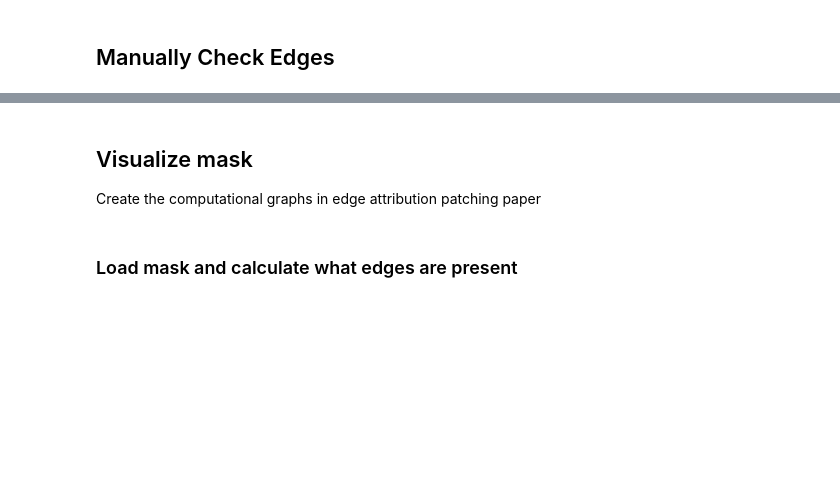
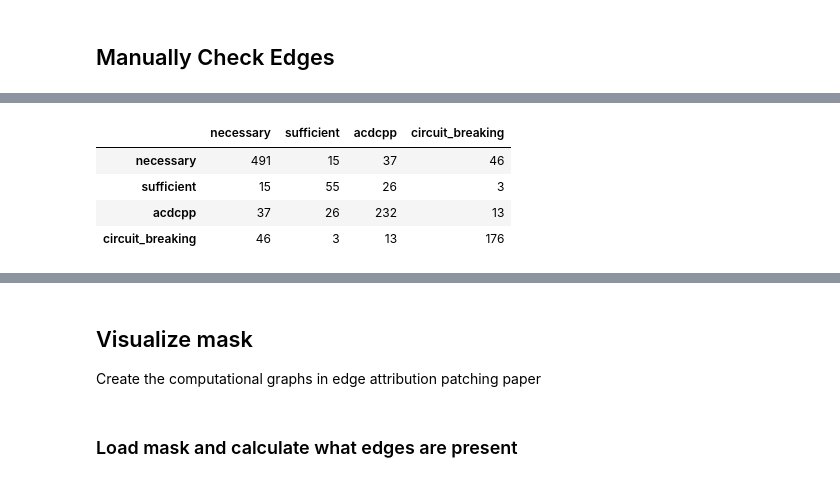
Before and after one commit to magikarp01/circuit-breaking, a Jupyter notebook: ioi/analyze_masks.ipynb, the cells around one changed output, grey strips where cells are left out. Cells and saved outputs as stored; diff of their text form; code cells hidden in the pictures; blank space fills up the shorter version.

```diff
--- a/ioi/analyze_masks.ipynb
+++ b/ioi/analyze_masks.ipynb
@@ -33,9 +37,12 @@ model = load_demo_gpt2(means=means)
 # %%
-with open("models/alternative_necessary_masks_params_dict_lambda=1_means_ioi=True.pkl", "rb") as f:
+template_type = "double"
+alpha = 1
+
+with open(f"models/alternative_necessary_masks_params_dict_lambda=1_{alpha=}_{means_ioi=}_{template_type=}.pkl", "rb") as f:
     necessary_masks_dict = pickle.load(f)
-with open("models/alternative_sufficient_masks_params_dict_lambda=1_means_ioi=True.pkl", "rb") as f:
+with open(f"models/alternative_sufficient_masks_params_dict_lambda=1_{alpha=}_{means_ioi=}_{template_type=}.pkl", "rb") as f:
     sufficient_masks_dict = pickle.load(f)
-with open("models/params_dict_lambda=1.pkl", "rb") as f:
+with open(f"models/params_dict_lambda=1_{means_ioi=}_{template_type=}.pkl", "rb") as f:
     mask_params_dict = pickle.load(f)
 with open("models/acdcpp_mask_params.pkl", "rb") as f:
     acdcpp_mask_params = pickle.load(f)
@@ -256,0 +358,42 @@ for epochs_trained in sufficient_masks_dict:
+# %%
+# Get overlaps between each edge set
+edges_dict = {"necessary": get_nodes_and_edges(necessary_masks_dict[200], edge_0=True)[2], "sufficient": get_nodes_and_edges(sufficient_masks_dict[200], edge_0=False)[2], "acdcpp": get_nodes_and_edges(acdcpp_mask_params, edge_0=False)[2], "circuit_breaking": get_nodes_and_edges(mask_params_dict[200], edge_0=True)[2]}
+
+# make a 4x4 matrix of intersections between the sets of edges
+# %%
+import pandas as pd
+
+# Assuming you already have the sets from your dictionary
+# For demonstration, let's consider these are your sets:
+necessary = edges_dict["necessary"]
+sufficient = edges_dict["sufficient"]
+acdcpp = edges_dict["acdcpp"]
+circuit_breaking = edges_dict["circuit_breaking"]
+
+# List of all sets
+sets = [necessary, sufficient, acdcpp, circuit_breaking]
+set_names = ["necessary", "sufficient", "acdcpp", "circuit_breaking"]
+
+# Initialize an empty matrix
+matrix = []
+
+# Calculate the intersections
+for set1 in sets:
+    row = []
+    for set2 in sets:
+        # Append the length of intersection to the row
+        row.append(len(set1.intersection(set2)))
+    # Append the row to the matrix
+    matrix.append(row)
+
+# Create a DataFrame from the matrix
+df = pd.DataFrame(matrix, index=set_names, columns=set_names)
+
+# Display the DataFrame
+df
+# %% [output]
+|  | necessary | sufficient | acdcpp | circuit_breaking |
+| necessary | 491 | 15 | 37 | 46 |
+| sufficient | 15 | 55 | 26 | 3 |
+| acdcpp | 37 | 26 | 232 | 13 |
+| circuit_breaking | 46 | 3 | 13 | 176 |
```
Also changed, not shown: parts of 21 cells of this notebook, 26 other files.
